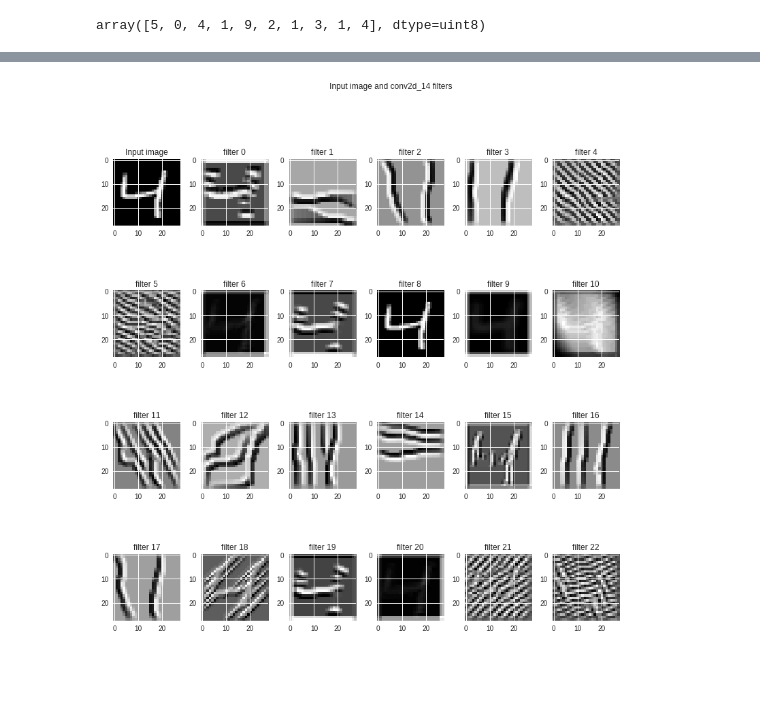
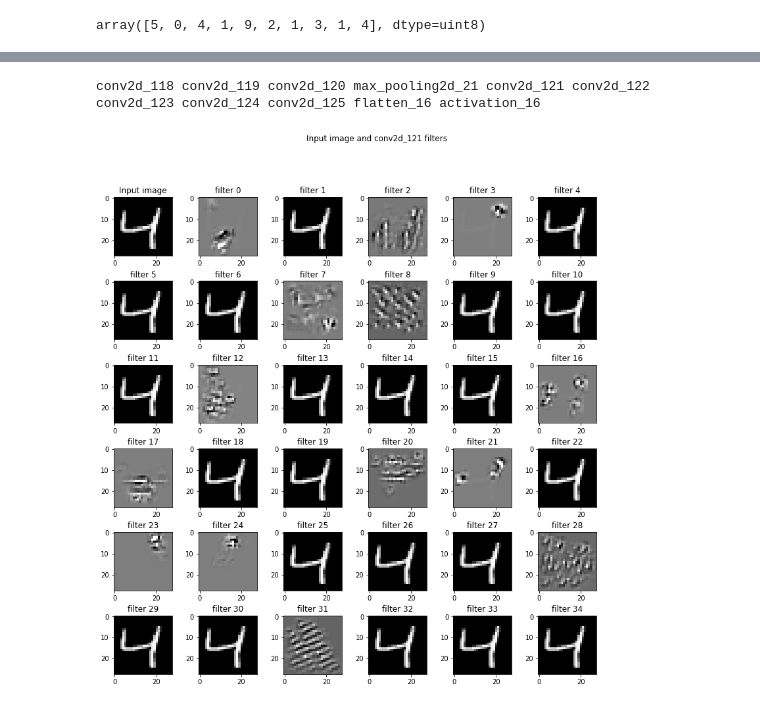
Before and after one commit to abhinavdayal/EIP4, a Jupyter notebook: 1st_DNN.ipynb, the cells around one changed output, grey strips where cells are left out. Cells and saved outputs as stored; diff of their text form; code cells hidden in the pictures; blank space fills up the shorter version.

```diff
--- a/1st_DNN.ipynb
+++ b/1st_DNN.ipynb
@@ -123,0 +336,3 @@ print(score)
+# %%
+# let us see if training for another 3 epochs is going to help? But this time we will use larger batch size to make it faster
+model.fit(X_train, Y_train, batch_size=128, nb_epoch=3, verbose=1)
@@ -123,0 +356,15 @@ print(score)
+# %%
+model = Sequential()
+
+model.add(Convolution2D(64, 3, 3, activation='relu', input_shape=(28,28,1)))
+model.add(Convolution2D(128, 3, 3, activation='relu')) #26x26x128
+model.add(Convolution2D(256, 3, 3, activation='relu')) #24x24x256
+model.add(MaxPooling2D()) #11x11x256
+model.add(Convolution2D(128, 1, activation='relu')) # 11x11x128
+model.add(Convolution2D(256, 3, 3, activation='relu')) #9x9x256
+model.add(Convolution2D(512, 3, 3, activation='relu')) #7x7x512
+model.add(Convolution2D(10, 1)) #7x7x10
+model.add(Convolution2D(10, 7)) #1x1x10
+model.add(Flatten())
+model.add(Activation('softmax'))
+model.summary()
@@ -123,0 +389,7 @@ print(score)
+# %%
+model.compile(loss='categorical_crossentropy',
+             optimizer='adam',
+             metrics=['accuracy'])
+model.fit(X_train, Y_train, batch_size=32, nb_epoch=10, verbose=1)
+score = model.evaluate(X_test, Y_test, verbose=0)
+print(score)
@@ -123,0 +414,5 @@ print(score)
+# %%
+# let us see if training for another 3 epochs is going to help? But this time we will use larger batch size to make it faster
+model.fit(X_train, Y_train, batch_size=128, nb_epoch=5, verbose=1)
+score = model.evaluate(X_test, Y_test, verbose=0)
+print(score)
@@ -148,6 +453,10 @@ print(y_test[:9])
 [7 2 1 0 4 1 4 9 5]
 # %%
 layer_dict = dict([(layer.name, layer) for layer in model.layers])
+# %%
+print(*layer_dict.keys())
+# %% [output]
+conv2d_118 conv2d_119 conv2d_120 max_pooling2d_21 conv2d_121 conv2d_122 conv2d_123 conv2d_124 conv2d_125 flatten_16 activation_16
 # %%
 import numpy as np
 from matplotlib import pyplot as plt
@@ -171,7 +480,7 @@ def deprocess_image(x):
     return x
 
 def vis_img_in_filter(img = np.array(X_train[2]).reshape((1, 28, 28, 1)).astype(np.float64),
-                      layer_name = 'conv2d_14'):
+                      layer_name = 'conv2d_121'):
     layer_output = layer_dict[layer_name].output
     img_ascs = list()
     for filter_index in range(layer_output.shape[3]):
@@ -194,31 +503,31 @@ def vis_img_in_filter(img = np.array(X_train[2]).reshape((1, 28, 28, 1)).astype(
         img_asc = np.array(img)
         # run gradient ascent for 20 steps
         for i in range(20):
             loss_value, grads_value = iterate([img_asc])
             img_asc += grads_value * step
 
         img_asc = img_asc[0]
         img_ascs.append(deprocess_image(img_asc).reshape((28, 28)))
 
     if layer_output.shape[3] >= 35:
         plot_x, plot_y = 6, 6
     elif layer_output.shape[3] >= 23:
         plot_x, plot_y = 4, 6
     elif layer_output.shape[3] >= 11:
         plot_x, plot_y = 2, 6
     else:
         plot_x, plot_y = 1, 2
     fig, ax = plt.subplots(plot_x, plot_y, figsize = (12, 12))
     ax[0, 0].imshow(img.reshape((28, 28)), cmap = 'gray')
     ax[0, 0].set_title('Input image')
     fig.suptitle('Input image and %s filters' % (layer_name,))
     fig.tight_layout(pad = 0.3, rect = [0, 0, 0.9, 0.9])
     for (x, y) in [(i, j) for i in range(plot_x) for j in range(plot_y)]:
         if x == 0 and y == 0:
             continue
         ax[x, y].imshow(img_ascs[x * plot_y + y - 1], cmap = 'gray')
         ax[x, y].set_title('filter %d' % (x * plot_y + y - 1))
 
 vis_img_in_filter()
 # %% [output]
-[figure, old version]
+[figure, new version]
```
Also changed, not shown: parts of 27 cells of this notebook.
